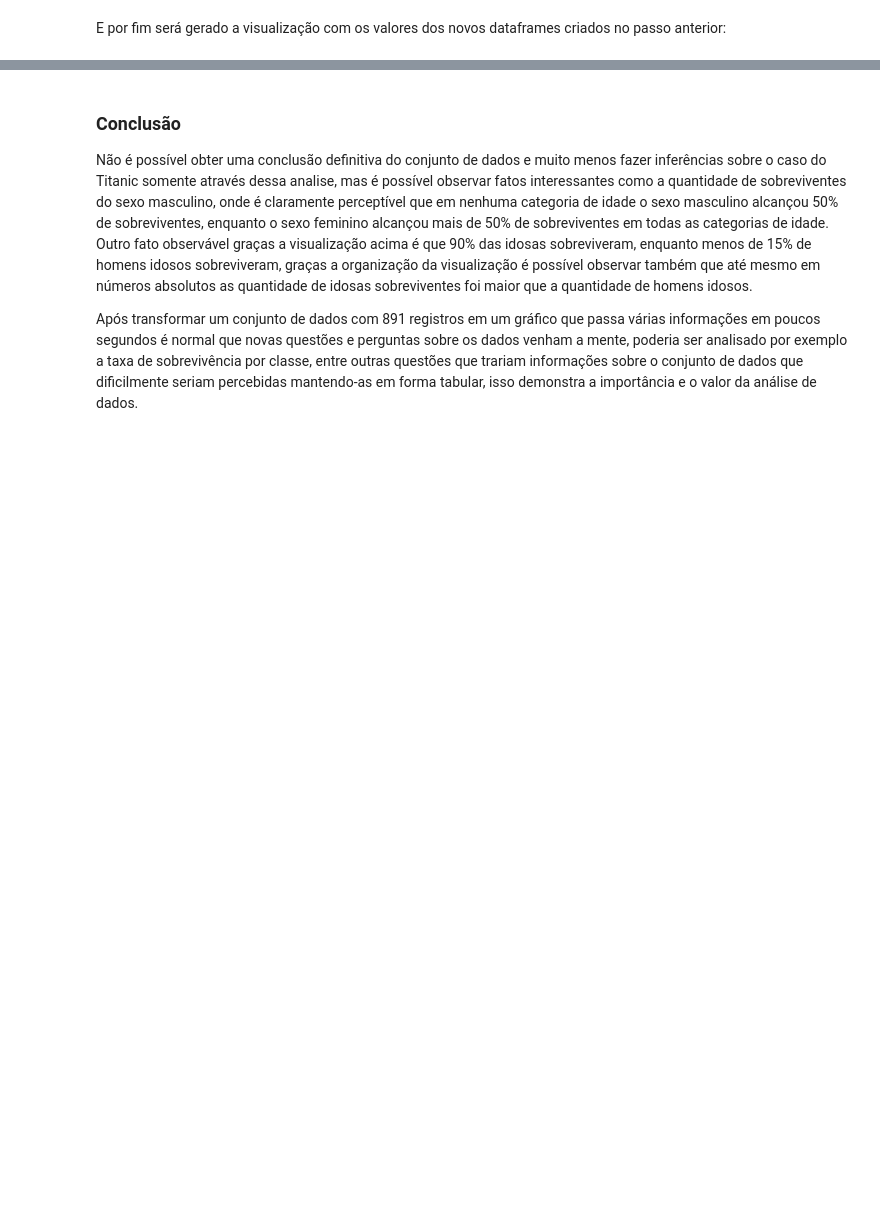
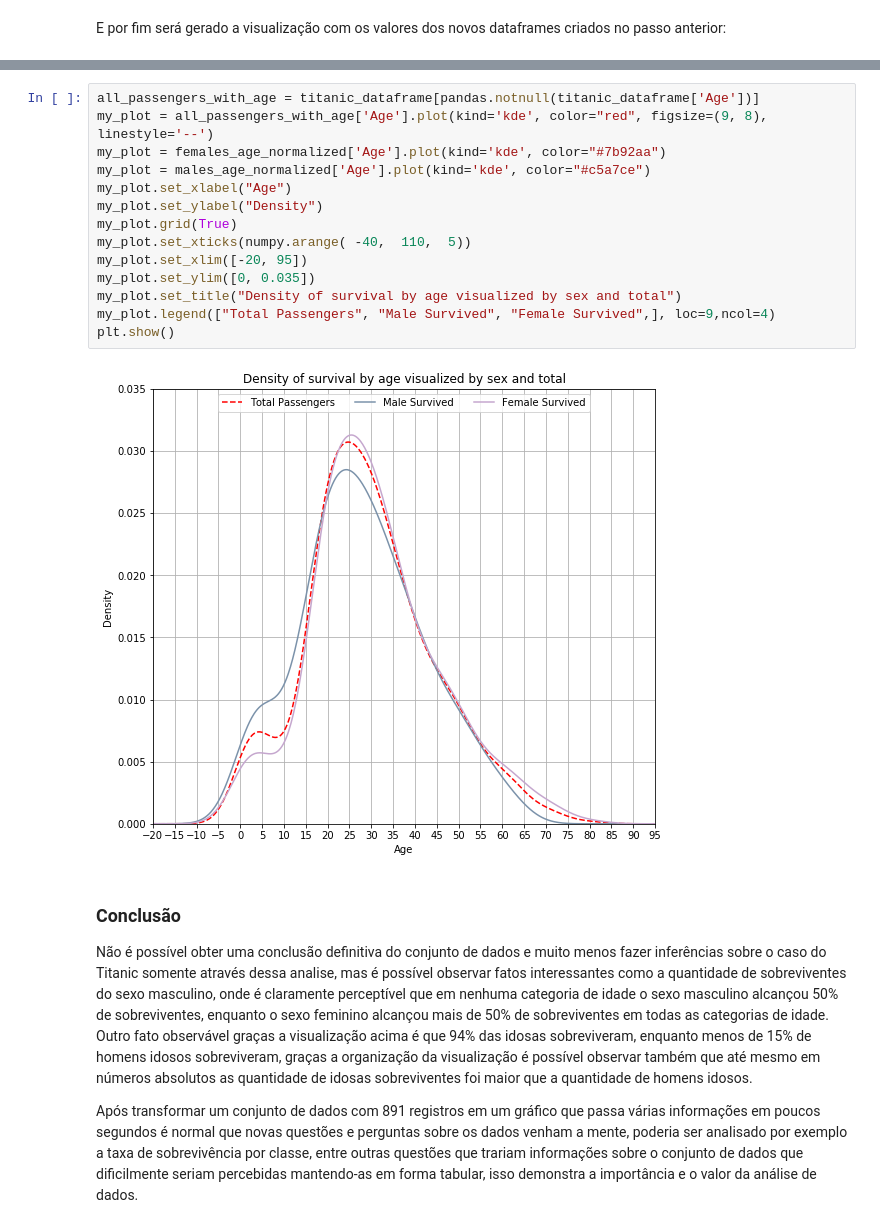
Before and after one commit to Manyizi101/udacity-data-analyst-nanodegree-1, a Jupyter notebook: project2/udacity-project2-titanic-data.ipynb, the cells around one changed output, grey strips where cells are left out. Saved outputs shown, nothing was run; the diff lists cells and outputs as text; blank space fills up the shorter version.

```diff
--- a/project2/udacity-project2-titanic-data.ipynb
+++ b/project2/udacity-project2-titanic-data.ipynb
@@ -538,8 +395,24 @@ plt.show()
+# %%
+all_passengers_with_age = titanic_dataframe[pandas.notnull(titanic_dataframe['Age'])]
+my_plot = all_passengers_with_age['Age'].plot(kind='kde', color="red", figsize=(9, 8), linestyle='--')
+my_plot = females_age_normalized['Age'].plot(kind='kde', color="#7b92aa")
+my_plot = males_age_normalized['Age'].plot(kind='kde', color="#c5a7ce")
+my_plot.set_xlabel("Age")
+my_plot.set_ylabel("Density")
+my_plot.grid(True)
+my_plot.set_xticks(numpy.arange( -40,  110,  5))
+my_plot.set_xlim([-20, 95])
+my_plot.set_ylim([0, 0.035])
+my_plot.set_title("Density of survival by age visualized by sex and total")
+my_plot.legend(["Total Passengers", "Male Survived", "Female Survived",], loc=9,ncol=4)
+plt.show()
+# %% [output]
+[figure, added]
 # %% [markdown]
 ### Conclusão
 
 Não é possível obter uma conclusão definitiva do conjunto de dados e muito menos fazer inferências sobre o caso do Titanic somente através dessa analise, mas é possível observar fatos interessantes como a quantidade de sobreviventes do sexo masculino, onde é claramente perceptível que em nenhuma categoria de idade o sexo masculino alcançou 50% de sobreviventes, enquanto o sexo feminino alcançou mais de 50% de sobreviventes em todas as categorias de idade.
-Outro fato observável graças a visualização acima é que 90% das idosas sobreviveram, enquanto menos de 15% de homens idosos sobreviveram, graças a organização da visualização é possível observar também que até mesmo em números absolutos  as quantidade de idosas sobreviventes foi maior que a quantidade de homens idosos.
+Outro fato observável graças a visualização acima é que 94% das idosas sobreviveram, enquanto menos de 15% de homens idosos sobreviveram, graças a organização da visualização é possível observar também que até mesmo em números absolutos  as quantidade de idosas sobreviventes foi maior que a quantidade de homens idosos.
 
 Após transformar um conjunto de dados com 891 registros em um gráfico que passa várias informações em poucos segundos é normal que novas questões e perguntas sobre os dados venham a mente, poderia ser analisado por exemplo a taxa de sobrevivência por classe, entre outras questões que trariam informações sobre o conjunto de dados que dificilmente seriam percebidas mantendo-as em forma tabular, isso demonstra a importância e o valor da análise de dados.
 # %% [markdown]
```
Also changed, not shown: parts of 62 cells of this notebook.
